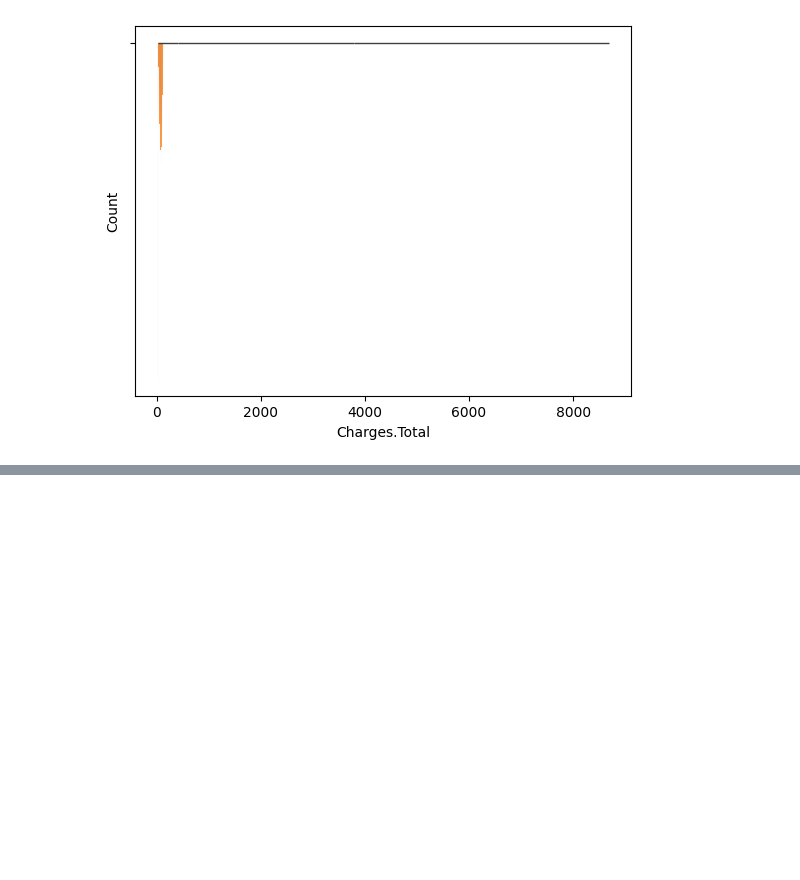
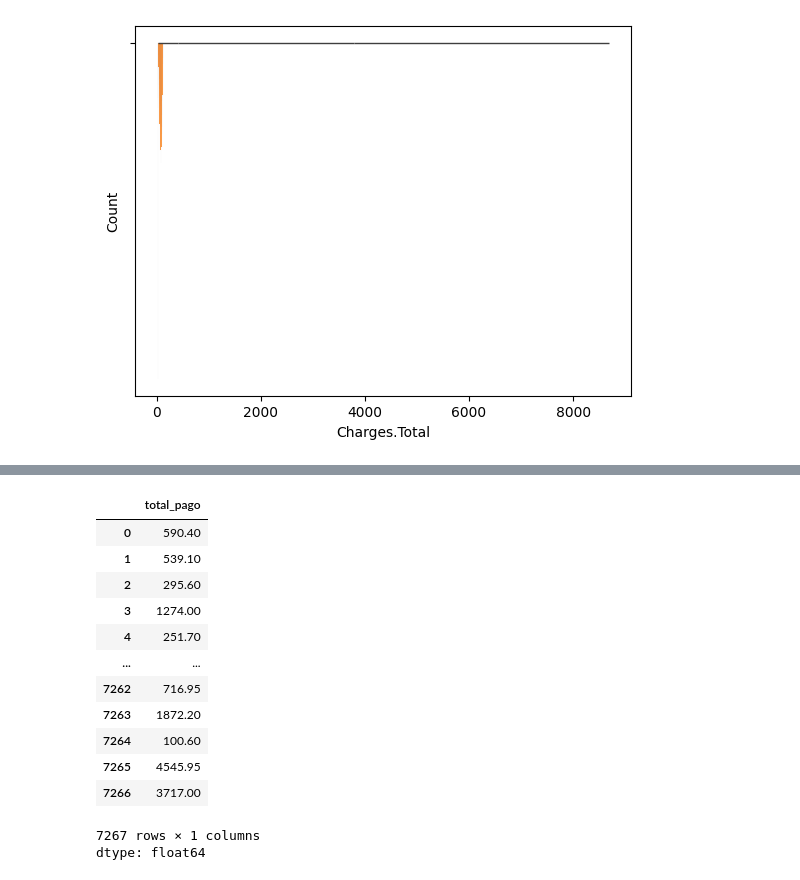
Before and after one commit to isaacmikhail/TelecomX_challenge_Alura, a Jupyter notebook: TelecomX_challenge.ipynb, the cells around one changed output, grey strips where cells are left out. Saved outputs shown, nothing was run; the diff lists cells and outputs as text; code cells hidden in the pictures; blank space fills up the shorter version.

```diff
--- a/TelecomX_challenge.ipynb
+++ b/TelecomX_challenge.ipynb
@@ -224,0 +246,19 @@ dtype: float64
+# %%
+#valor diário em relação ao tempo
+base_df['total_pago']=base_df['conta_diaria']*base_df['tenure']*30
+base_df['total_pago']
+# %% [output]
+|  | total_pago |
+| 0 | 590.40 |
+| 1 | 539.10 |
+| 2 | 295.60 |
+| 3 | 1274.00 |
+| 4 | 251.70 |
+| ... | ... |
+| 7262 | 716.95 |
+| 7263 | 1872.20 |
+| 7264 | 100.60 |
+| 7265 | 4545.95 |
+| 7266 | 3717.00 |
+7267 rows × 1 columns
+dtype: float64
```
Also changed, not shown: parts of 18 cells of this notebook.
